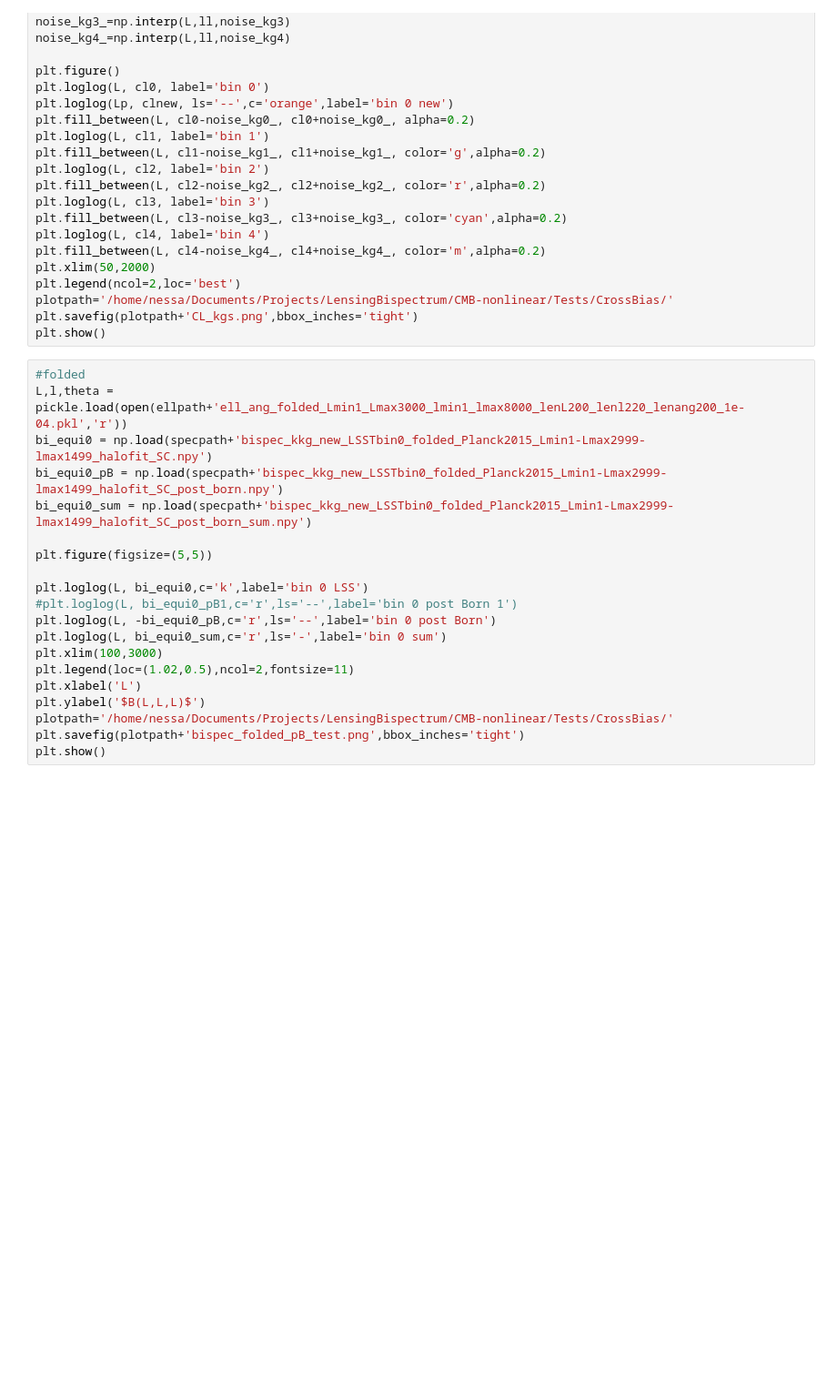
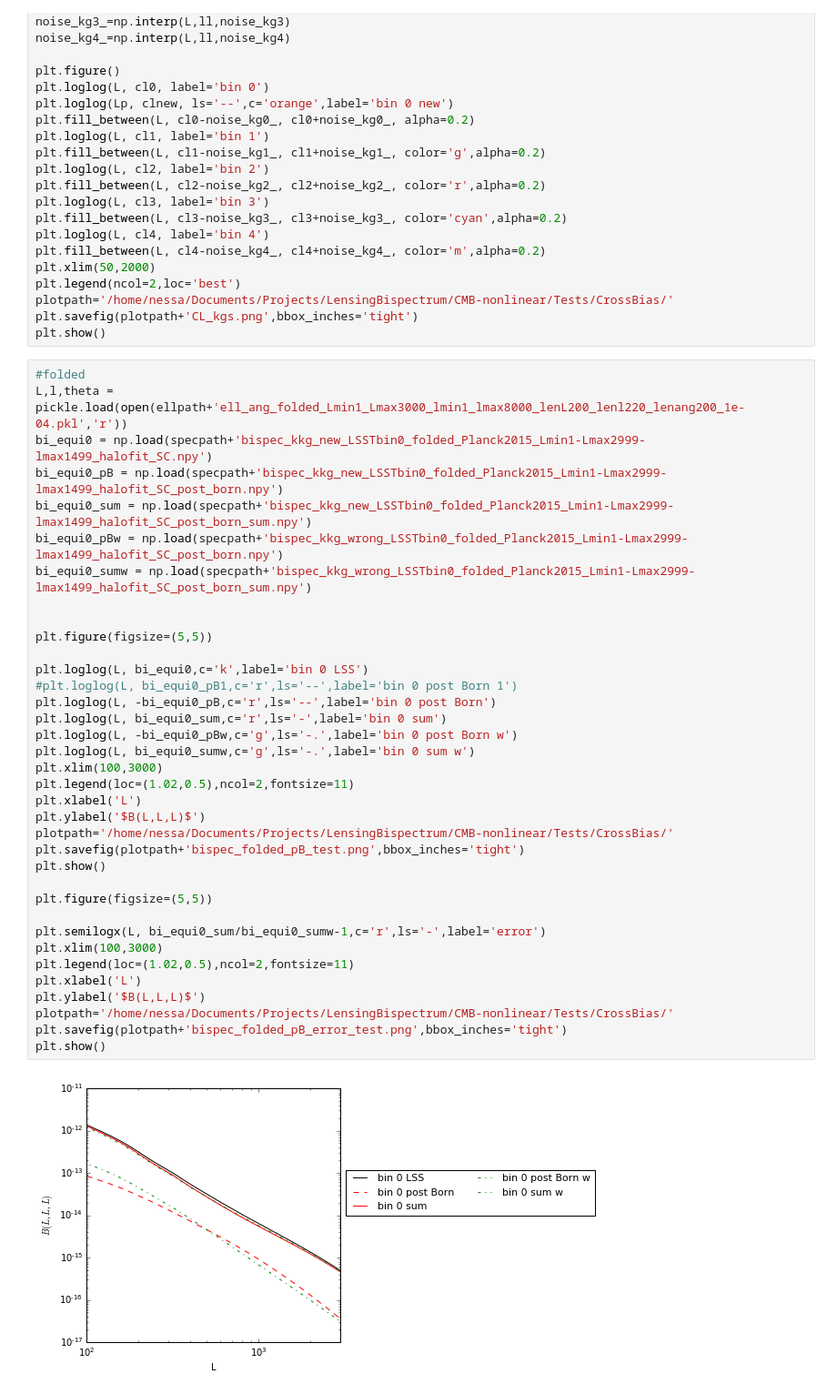
Before and after one commit to VMBoehm/BispectrumBias, a Jupyter notebook: GalaxyCrossBiasTests.ipynb, the cells around one changed output. Shown at 91% size. Saved outputs shown, nothing was run; the diff lists cells and outputs as text; blank space fills up the shorter version.

Commit message:
assessing error made with slightly wrong function

```diff
--- a/GalaxyCrossBiasTests.ipynb
+++ b/GalaxyCrossBiasTests.ipynb
@@ -164,20 +164,38 @@ plt.show()
 # %%
 #folded
 L,l,theta = pickle.load(open(ellpath+'ell_ang_folded_Lmin1_Lmax3000_lmin1_lmax8000_lenL200_lenl220_lenang200_1e-04.pkl','r'))
 bi_equi0 = np.load(specpath+'bispec_kkg_new_LSSTbin0_folded_Planck2015_Lmin1-Lmax2999-lmax1499_halofit_SC.npy')
 bi_equi0_pB = np.load(specpath+'bispec_kkg_new_LSSTbin0_folded_Planck2015_Lmin1-Lmax2999-lmax1499_halofit_SC_post_born.npy')
 bi_equi0_sum = np.load(specpath+'bispec_kkg_new_LSSTbin0_folded_Planck2015_Lmin1-Lmax2999-lmax1499_halofit_SC_post_born_sum.npy')
+bi_equi0_pBw = np.load(specpath+'bispec_kkg_wrong_LSSTbin0_folded_Planck2015_Lmin1-Lmax2999-lmax1499_halofit_SC_post_born.npy')
+bi_equi0_sumw = np.load(specpath+'bispec_kkg_wrong_LSSTbin0_folded_Planck2015_Lmin1-Lmax2999-lmax1499_halofit_SC_post_born_sum.npy')
+
 
 plt.figure(figsize=(5,5))
 
 plt.loglog(L, bi_equi0,c='k',label='bin 0 LSS')
 #plt.loglog(L, bi_equi0_pB1,c='r',ls='--',label='bin 0 post Born 1')
 plt.loglog(L, -bi_equi0_pB,c='r',ls='--',label='bin 0 post Born')
 plt.loglog(L, bi_equi0_sum,c='r',ls='-',label='bin 0 sum')
+plt.loglog(L, -bi_equi0_pBw,c='g',ls='-.',label='bin 0 post Born w')
+plt.loglog(L, bi_equi0_sumw,c='g',ls='-.',label='bin 0 sum w')
 plt.xlim(100,3000)
 plt.legend(loc=(1.02,0.5),ncol=2,fontsize=11)
 plt.xlabel('L')
 plt.ylabel('$B(L,L,L)$')
 plotpath='/home/nessa/Documents/Projects/LensingBispectrum/CMB-nonlinear/Tests/CrossBias/'
 plt.savefig(plotpath+'bispec_folded_pB_test.png',bbox_inches='tight')
 plt.show()
+
+plt.figure(figsize=(5,5))
+
+plt.semilogx(L, bi_equi0_sum/bi_equi0_sumw-1,c='r',ls='-',label='error')
+plt.xlim(100,3000)
+plt.legend(loc=(1.02,0.5),ncol=2,fontsize=11)
+plt.xlabel('L')
+plt.ylabel('$B(L,L,L)$')
+plotpath='/home/nessa/Documents/Projects/LensingBispectrum/CMB-nonlinear/Tests/CrossBias/'
+plt.savefig(plotpath+'bispec_folded_pB_error_test.png',bbox_inches='tight')
+plt.show()
+# %% [output]
+[figure, added]
```
Also changed, not shown: parts of 1 cell of this notebook, 2 other files.
